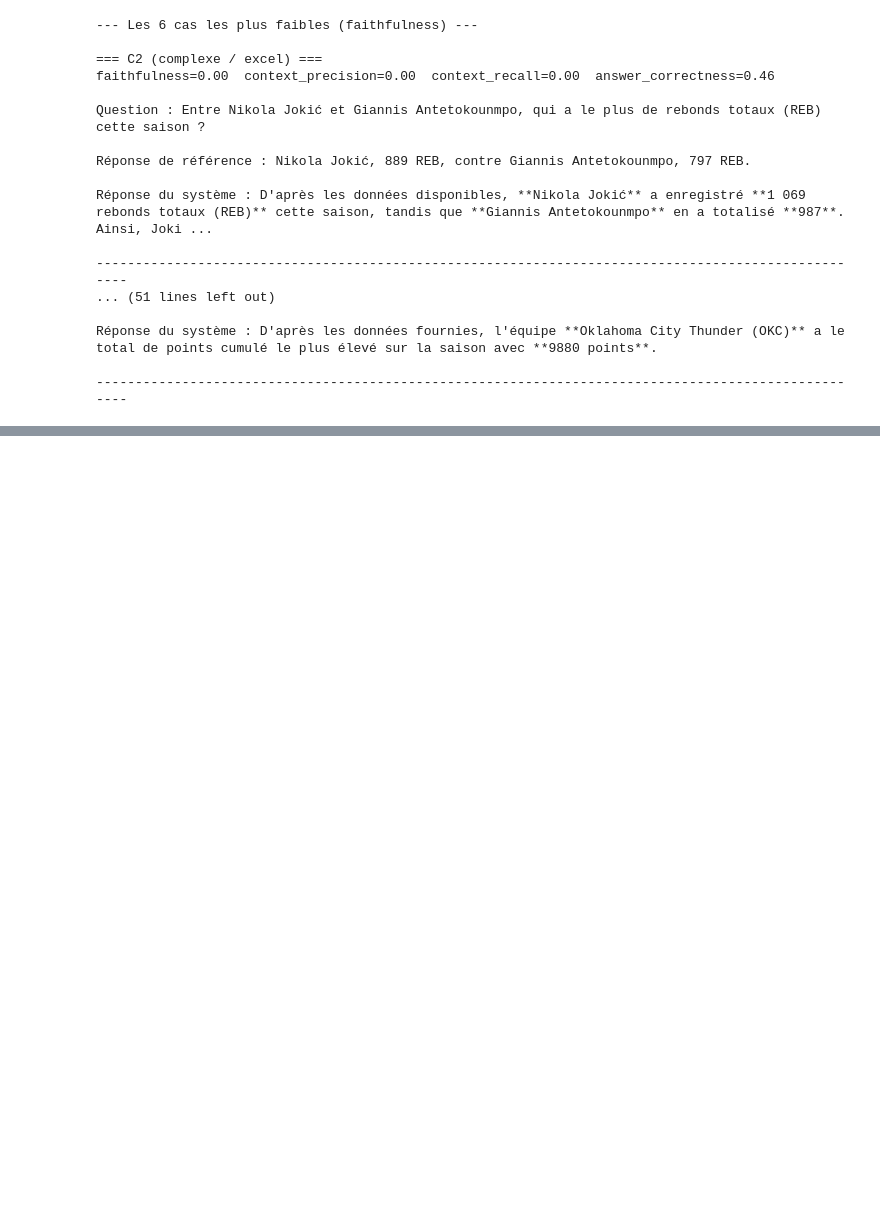
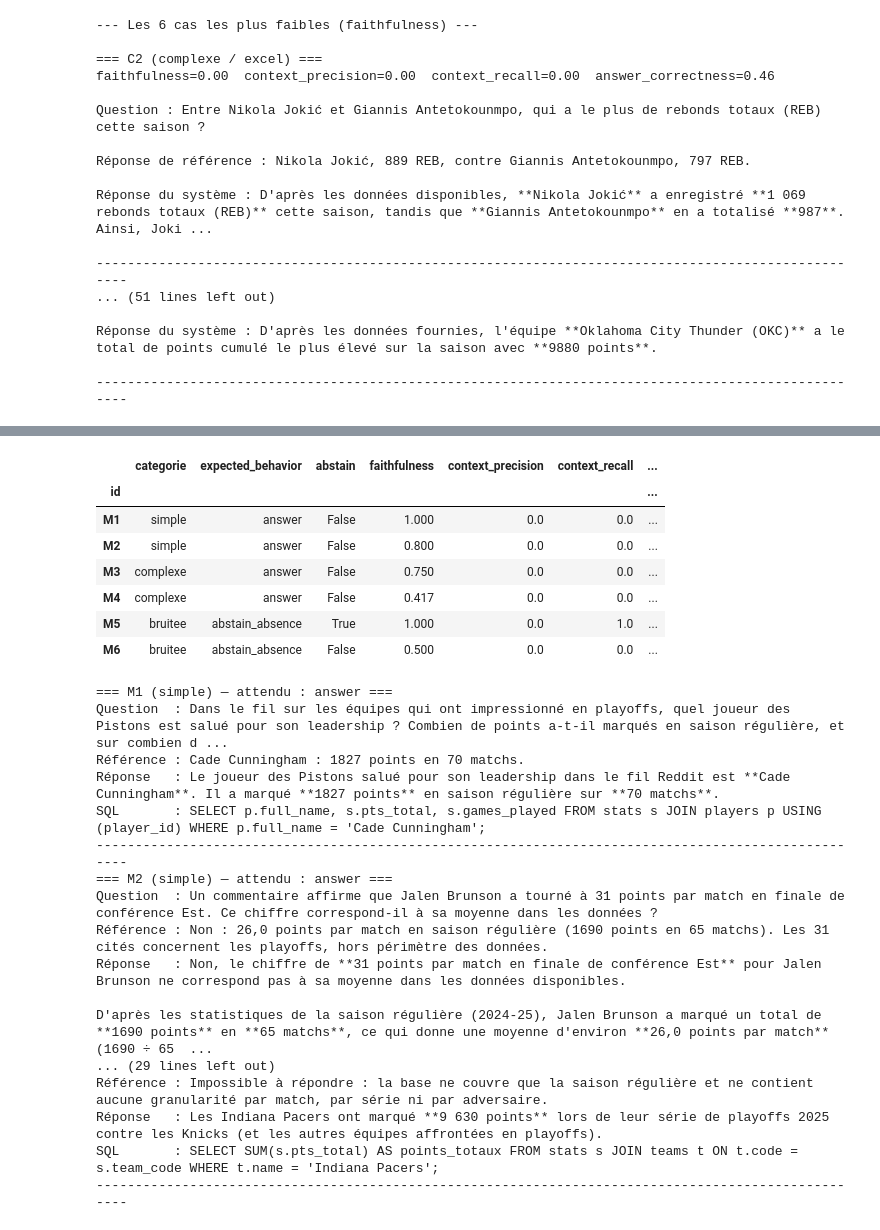
Before and after one commit to FaizaKh93/Projet10_mission, a Jupyter notebook: eval/analyze_results.ipynb, the cells around one changed output, grey strips where cells are left out. Saved outputs shown, nothing was run; the diff lists cells and outputs as text; code cells hidden in the pictures; blank space fills up the shorter version.

```diff
--- a/eval/analyze_results.ipynb
+++ b/eval/analyze_results.ipynb
@@ -367,0 +500,43 @@ Comparaison sur les **17 cas communs** (S6 a échoué côté juge sur une limite
+# %%
+hybrides = runs["tool_sql"].query("modalite == 'hybride'") if "tool_sql" in runs else None
+
+if hybrides is None or not len(hybrides):
+    print("Aucun cas hybride dans les runs chargés.")
+else:
+    colonnes = ["id", "categorie", "expected_behavior", "abstain"] + METRICS
+    display(hybrides[colonnes].set_index("id").round(3))
+
+    for _, row in hybrides.iterrows():
+        print(f"=== {row['id']} ({row['categorie']}) — attendu : {row['expected_behavior']} ===")
+        print(f"Question  : {row['question']}")
+        print(f"Référence : {row['reference_answer']}")
+        print(f"Réponse   : {row['system_response'][:400]}")
+        for requete in (row["sql_queries"] or []):
+            print(f"SQL       : {' '.join(requete.split())[:150]}")
+        print("-" * 100)
+# %% [output]
+|  | categorie | expected_behavior | abstain | faithfulness | context_precision | context_recall | ... |
+| id |  |  |  |  |  |  | ... |
+| M1 | simple | answer | False | 1.000 | 0.0 | 0.0 | ... |
+| M2 | simple | answer | False | 0.800 | 0.0 | 0.0 | ... |
+| M3 | complexe | answer | False | 0.750 | 0.0 | 0.0 | ... |
+| M4 | complexe | answer | False | 0.417 | 0.0 | 0.0 | ... |
+| M5 | bruitee | abstain_absence | True | 1.000 | 0.0 | 1.0 | ... |
+| M6 | bruitee | abstain_absence | False | 0.500 | 0.0 | 0.0 | ... |
+=== M1 (simple) — attendu : answer ===
+Question  : Dans le fil sur les équipes qui ont impressionné en playoffs, quel joueur des Pistons est salué pour son leadership ? Combien de points a-t-il marqués en saison régulière, et sur combien d ...
+Référence : Cade Cunningham : 1827 points en 70 matchs.
+Réponse   : Le joueur des Pistons salué pour son leadership dans le fil Reddit est **Cade Cunningham**. Il a marqué **1827 points** en saison régulière sur **70 matchs**.
+SQL       : SELECT p.full_name, s.pts_total, s.games_played FROM stats s JOIN players p USING (player_id) WHERE p.full_name = 'Cade Cunningham';
+----------------------------------------------------------------------------------------------------
+=== M2 (simple) — attendu : answer ===
+Question  : Un commentaire affirme que Jalen Brunson a tourné à 31 points par match en finale de conférence Est. Ce chiffre correspond-il à sa moyenne dans les données ?
+Référence : Non : 26,0 points par match en saison régulière (1690 points en 65 matchs). Les 31 cités concernent les playoffs, hors périmètre des données.
+Réponse   : Non, le chiffre de **31 points par match en finale de conférence Est** pour Jalen Brunson ne correspond pas à sa moyenne dans les données disponibles.
+
+D'après les statistiques de la saison régulière (2024-25), Jalen Brunson a marqué un total de **1690 points** en **65 matchs**, ce qui donne une moyenne d'environ **26,0 points par match** (1690 ÷ 65  ...
+... (29 lines left out)
+Référence : Impossible à répondre : la base ne couvre que la saison régulière et ne contient aucune granularité par match, par série ni par adversaire.
+Réponse   : Les Indiana Pacers ont marqué **9 630 points** lors de leur série de playoffs 2025 contre les Knicks (et les autres équipes affrontées en playoffs).
+SQL       : SELECT SUM(s.pts_total) AS points_totaux FROM stats s JOIN teams t ON t.code = s.team_code WHERE t.name = 'Indiana Pacers';
+----------------------------------------------------------------------------------------------------
```
Also changed, not shown: parts of 13 cells of this notebook, 5 other files.
